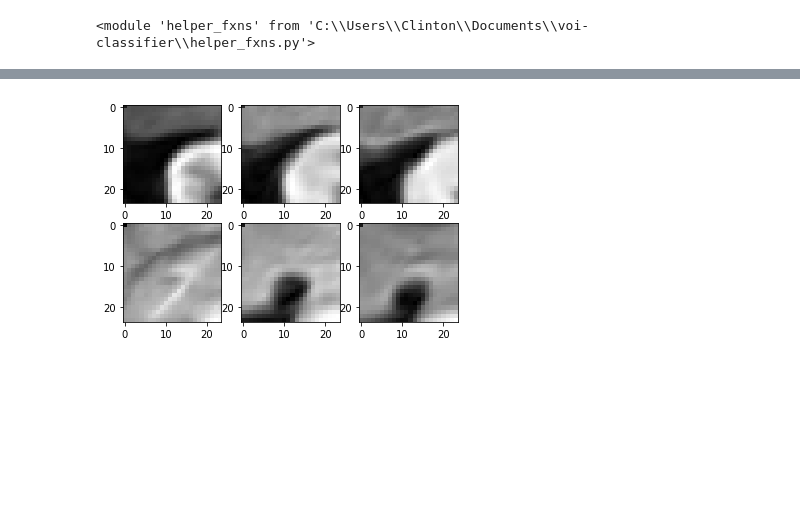
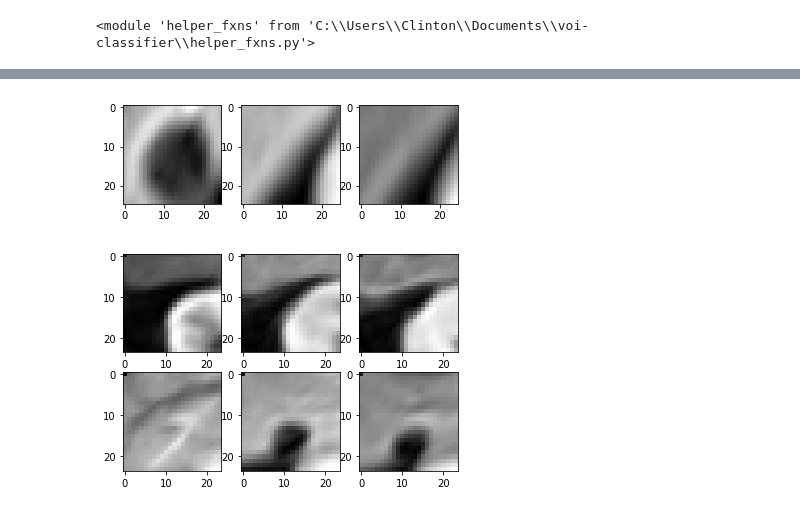
Before and after one commit to clintonjwang/voi-classifier, a Jupyter notebook: voi-extractor.ipynb, the cells around one changed output, grey strips where cells are left out. Drawn from its saved outputs; the diff is of its cells as text; code cells hidden in the pictures; blank space fills up the shorter version.

Commit message:
debug crop

```diff
--- a/voi-extractor.ipynb
+++ b/voi-extractor.ipynb
@@ -265,3 +279,10 @@ importlib.reload(hf)
+# %%
+cls = "cyst"
+accnum = "12042703"
+img = np.load(C.crops_dir + cls + "\\" + accnum + "_0.npy")
+hf.plot_section_auto(img)
+# %% [output]
+[figure, added]
 # %%
 cls = "cyst"
 accnum = "12042703"
```
Also changed, not shown: parts of 2 cells of this notebook.
